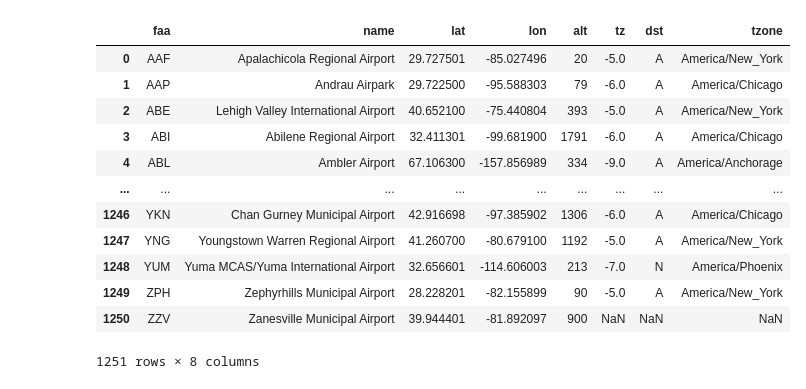
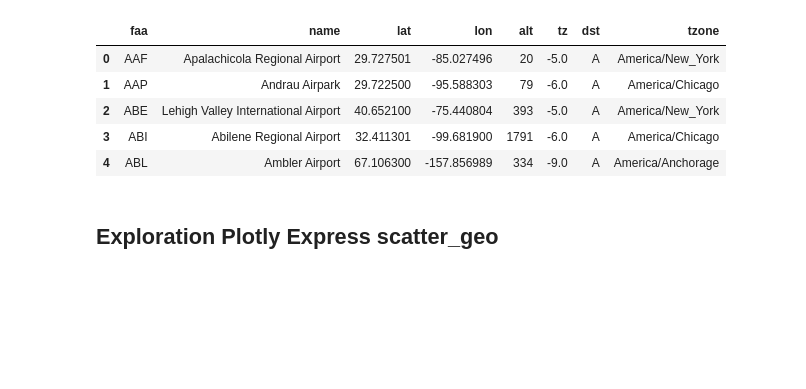
Before and after one commit to Simonwdb/DataEngineering, a Jupyter notebook: start.ipynb, the cells around one changed output. Saved outputs shown, nothing was run; the diff lists cells and outputs as text; code cells hidden in the pictures; blank space fills up the shorter version.

Commit message:
some tests to explore scatter_geo

```diff
--- a/start.ipynb
+++ b/start.ipynb
@@ -5,18 +6,13 @@ file_path = 'Data/airports.csv'
 # %%
 df = pd.read_csv(file_path)
 # %%
-df
+df.head(5)
 # %% [output]
 |  | faa | name | lat | lon | alt | tz | dst | tzone |
 | 0 | AAF | Apalachicola Regional Airport | 29.727501 | -85.027496 | 20 | -5.0 | A | America/New_York |
 | 1 | AAP | Andrau Airpark | 29.722500 | -95.588303 | 79 | -6.0 | A | America/Chicago |
 | 2 | ABE | Lehigh Valley International Airport | 40.652100 | -75.440804 | 393 | -5.0 | A | America/New_York |
 | 3 | ABI | Abilene Regional Airport | 32.411301 | -99.681900 | 1791 | -6.0 | A | America/Chicago |
 | 4 | ABL | Ambler Airport | 67.106300 | -157.856989 | 334 | -9.0 | A | America/Anchorage |
-| ... | ... | ... | ... | ... | ... | ... | ... | ... |
-| 1246 | YKN | Chan Gurney Municipal Airport | 42.916698 | -97.385902 | 1306 | -6.0 | A | America/Chicago |
-| 1247 | YNG | Youngstown Warren Regional Airport | 41.260700 | -80.679100 | 1192 | -5.0 | A | America/New_York |
-| 1248 | YUM | Yuma MCAS/Yuma International Airport | 32.656601 | -114.606003 | 213 | -7.0 | N | America/Phoenix |
-| 1249 | ZPH | Zephyrhills Municipal Airport | 28.228201 | -82.155899 | 90 | -5.0 | A | America/New_York |
-| 1250 | ZZV | Zanesville Municipal Airport | 39.944401 | -81.892097 | 900 | NaN | NaN | NaN |
-1251 rows × 8 columns
+# %% [markdown]
+## Exploration Plotly Express scatter_geo
```
Also changed, not shown: parts of 2 cells of this notebook.
